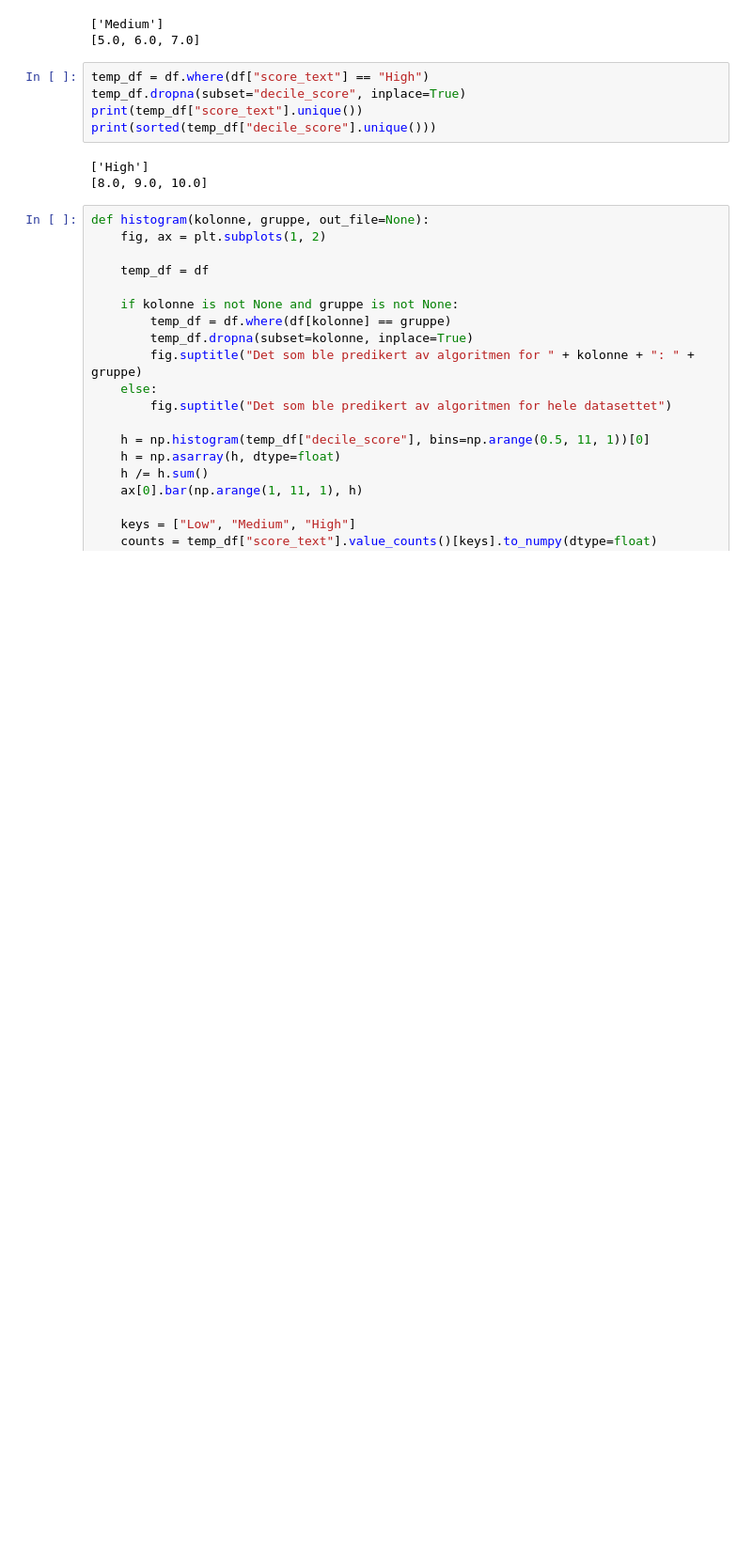
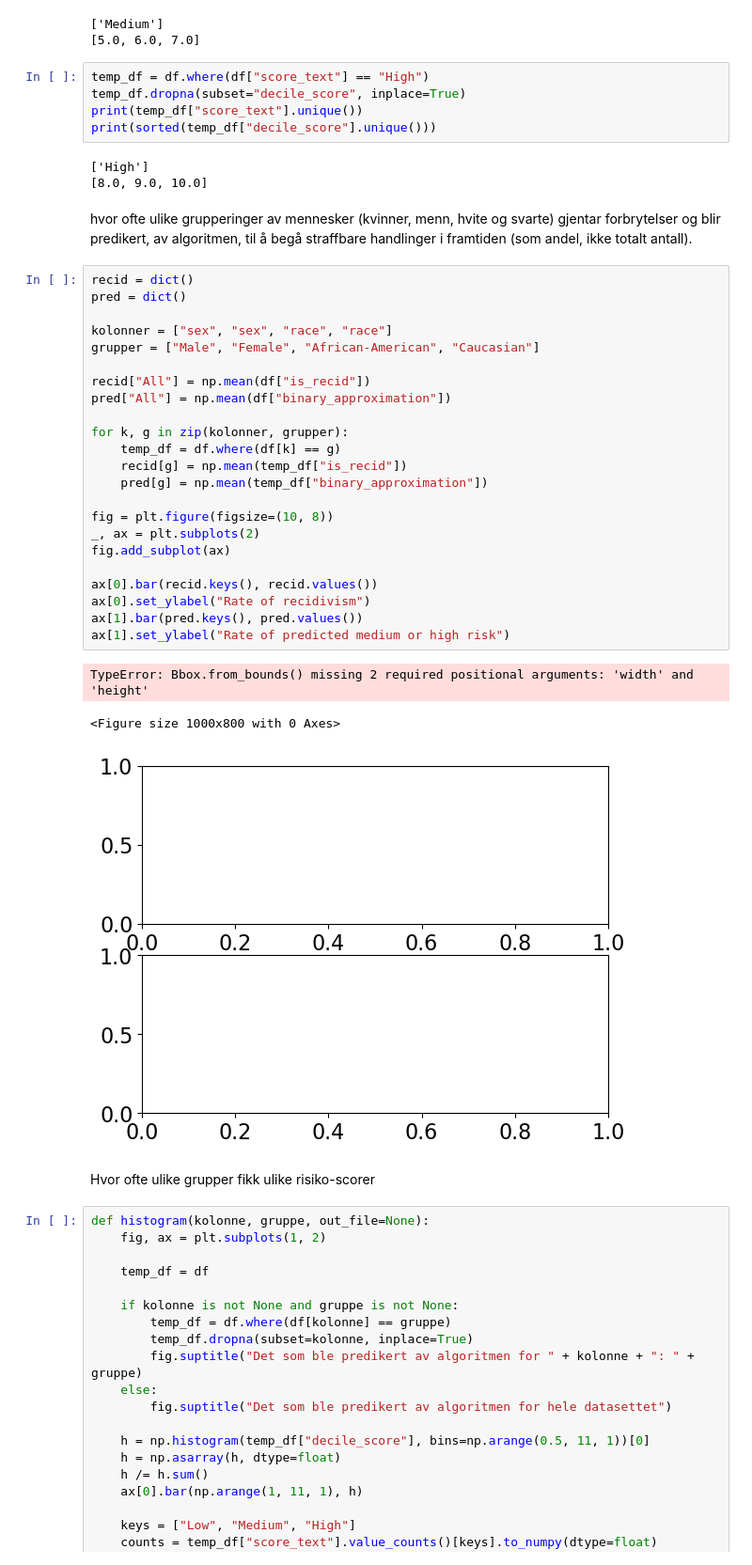
Before and after one commit to asmund20/hon2200-prosjekt, a Jupyter notebook: notebooks/compas.ipynb, the cells around one changed output. Shown at 94% size. Cells and saved outputs as stored; diff of their text form; blank space fills up the shorter version.

```diff
--- a/notebooks/compas.ipynb
+++ b/notebooks/compas.ipynb
@@ -45,6 +48,37 @@ print(sorted(temp_df["decile_score"].unique()))
 # %% [output]
 ['High']
 [8.0, 9.0, 10.0]
+# %% [markdown]
+hvor ofte ulike grupperinger av mennesker (kvinner, menn, hvite og svarte) gjentar forbrytelser og blir predikert, av algoritmen, til å begå straffbare handlinger i framtiden (som andel, ikke totalt antall).
+# %%
+recid = dict()
+pred = dict()
+
+kolonner = ["sex", "sex", "race", "race"]
+grupper = ["Male", "Female", "African-American", "Caucasian"]
+
+recid["All"] = np.mean(df["is_recid"])
+pred["All"] = np.mean(df["binary_approximation"])
+
+for k, g in zip(kolonner, grupper):
+    temp_df = df.where(df[k] == g)
+    recid[g] = np.mean(temp_df["is_recid"])
+    pred[g] = np.mean(temp_df["binary_approximation"])
+
+fig = plt.figure(figsize=(10, 8))
+_, ax = plt.subplots(2)
+fig.add_subplot(ax)
+
+ax[0].bar(recid.keys(), recid.values())
+ax[0].set_ylabel("Rate of recidivism")
+ax[1].bar(pred.keys(), pred.values())
+ax[1].set_ylabel("Rate of predicted medium or high risk")
+# %% [output]
+TypeError: Bbox.from_bounds() missing 2 required positional arguments: 'width' and 'height'
+<Figure size 1000x800 with 0 Axes>
+[figure, added]
+# %% [markdown]
+Hvor ofte ulike grupper fikk ulike risiko-scorer
 # %%
 def histogram(kolonne, gruppe, out_file=None):
     fig, ax = plt.subplots(1, 2)
```
Also changed, not shown: parts of 10 cells of this notebook, 13 other files.
